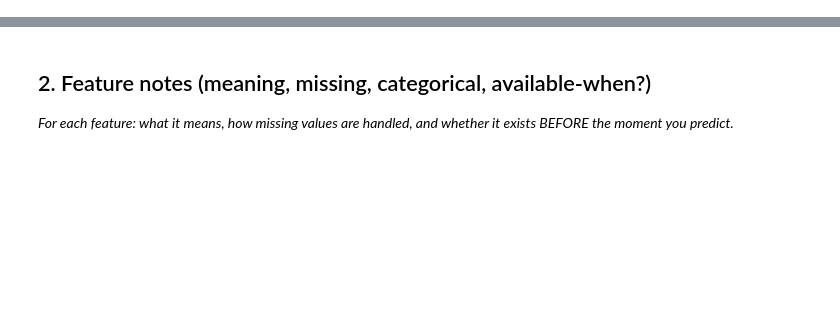
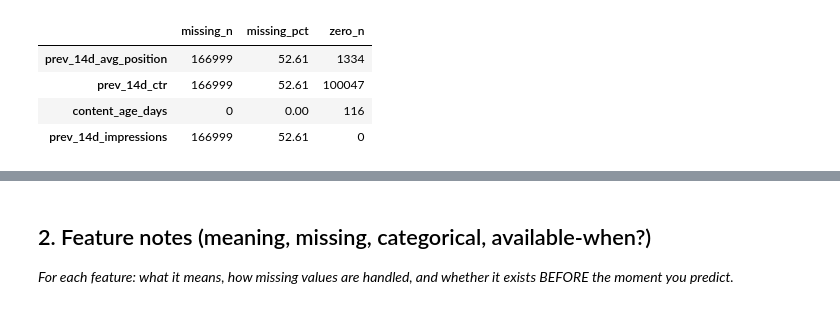
Before and after one commit to NourhanFarag/nourhan-flyrank-ml-internship, a Jupyter notebook: work/notebooks/w03_feature_leakage_check.ipynb, the cells around one changed output, grey strips where cells are left out. Drawn from its saved outputs; the diff is of its cells as text; code cells hidden in the pictures; blank space fills up the shorter version.

```diff
--- a/work/notebooks/w03_feature_leakage_check.ipynb
+++ b/work/notebooks/w03_feature_leakage_check.ipynb
@@ -15,0 +221,89 @@ This skeleton is yours to fill. Work the sections **in order** — each one has
+# %%
+features_to_check = [
+    "prev_14d_avg_position",
+    "prev_14d_ctr",
+    "content_age_days",
+    "prev_14d_impressions",
+]
+
+# 1. Missing and zero values
+missing_audit = pd.DataFrame({
+    "missing_n": feature_frame_ml05[
+        features_to_check
+    ].isna().sum(),
+
+    "missing_pct": (
+        feature_frame_ml05[
+            features_to_check
+        ].isna().mean() * 100
+    ).round(2),
+
+    "zero_n": (
+        feature_frame_ml05[
+            features_to_check
+        ] == 0
+    ).sum()
+})
+
+print("1. Feature Missingness Audit")
+display(missing_audit)
+
+
+# 2. GSC availability buckets
+availability = feature_frame_ml05[
+    "prev_14d_gsc_available_days"
+]
+
+availability_bucket = pd.cut(
+    availability,
+    bins=[-1, 0, 6, 13, 14],
+    labels=["0 days", "1-6 days", "7-13 days", "14 days"]
+)
+
+availability_audit = (
+    availability_bucket
+    .value_counts(sort=False)
+    .rename_axis("GSC availability")
+    .reset_index(name="n")
+)
+
+availability_audit["pct"] = (
+    availability_audit["n"]
+    / len(feature_frame_ml05) * 100
+).round(2)
+
+print("2. GSC Availability Audit")
+display(availability_audit)
+
+
+# 3. Volume diagnostic (not a filtering rule)
+print("3. Impression Volume Diagnostics")
+
+print(
+    "Zero-impression pages:",
+    feature_frame_ml05[
+        "prev_14d_impressions"
+    ].eq(0).sum()
+)
+
+print(
+    "Pages with 1-99 impressions:",
+    feature_frame_ml05[
+        "prev_14d_impressions"
+    ].between(1, 99).sum()
+)
+
+print(
+    "Pages with >=100 impressions:",
+    feature_frame_ml05[
+        "prev_14d_impressions"
+    ].ge(100).sum()
+)
+
+print(
+    "Pages with missing impressions:",
+    feature_frame_ml05[
+        "prev_14d_impressions"
+    ].isna().sum()
+)
+# %% [output]
@@ -15,0 +311,5 @@ This skeleton is yours to fill. Work the sections **in order** — each one has
+|  | missing_n | missing_pct | zero_n |
+| prev_14d_avg_position | 166999 | 52.61 | 1334 |
+| prev_14d_ctr | 166999 | 52.61 | 100047 |
+| content_age_days | 0 | 0.00 | 116 |
+| prev_14d_impressions | 166999 | 52.61 | 0 |
```
Also changed, not shown: parts of 23 cells of this notebook.
